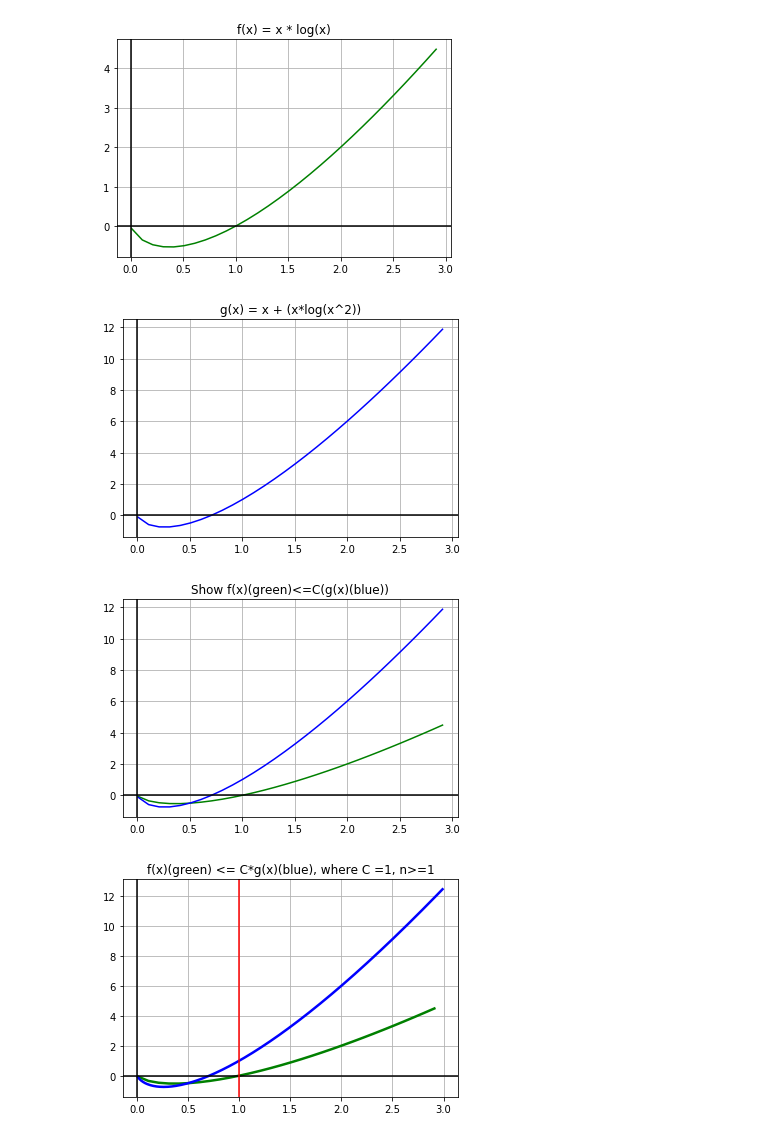
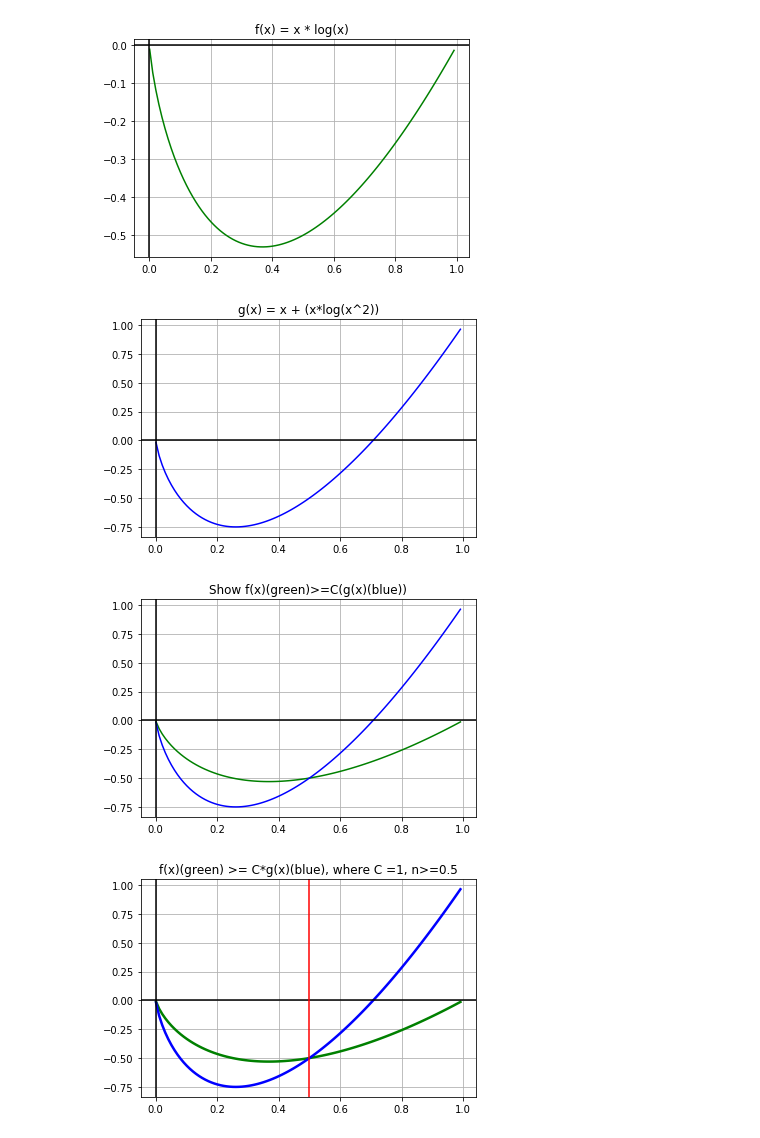
Before and after one commit to Lauro199471/CECS-528, a Jupyter notebook: lab2/lab2.ipynb, the cells around one changed output. Cells and saved outputs as stored; diff of their text form; code cells hidden in the pictures.

```diff
--- a/lab2/lab2.ipynb
+++ b/lab2/lab2.ipynb
@@ -3,19 +3,19 @@ import numpy as np
 import matplotlib.pyplot as plt
 import math
 # %%
-x1 = np.arange(.01,3,0.1);
+x1 = np.arange(.001,1,.01);
 y1 = (x1*np.log2(x1));
 
 plt.plot(x1,y1,"green");
 plt.axhline(y=0, color='black', linestyle='-' )
 plt.axvline(x=0, color='black', linestyle='-')
 plt.grid();
 plt.title('f(x) = x * log(x)');
 plt.savefig('f(x)');
 # %% [output]
-[figure, old version]
+[figure, new version]
 # %%
-x2 = np.arange(.01,3,0.1);
+x2 = np.arange(.001,1,.01);
 y2 = x2 + (x2 * np.log2(x2**2));
 
 plt.plot(x2,y2,"blue");
@@ -25,22 +25,22 @@ plt.grid();
 plt.title('g(x) = x + (x*log(x^2))');
 plt.savefig('g(x)');
 # %% [output]
-[figure, old version]
+[figure, new version]
 # %%
 plt.plot(x1,y1,'green',x2,y2,"blue");
 plt.axhline(y=0, color='black', linestyle='-')
 plt.axvline(x=0, color='black', linestyle='-')
 plt.grid();
 
-plt.title('Show f(x)(green)<=C(g(x)(blue))');
+plt.title('Show f(x)(green)>=C(g(x)(blue))');
 plt.savefig('f(x)&g(x)');
 # %% [output]
-[figure, old version]
+[figure, new version]
 # %%
 c =  1;
-n0 = 1;
+n0 = 1/2;
 
-x3 = np.arange(.01,3,0.01);
+x3 = np.arange(.001,1,.01);
 y3 = c * (x3 + (x3 * np.log2(x3**2)) );
 
 plt.plot(x1,y1,'green',x3,y3,"blue",  linewidth = 2.5);
@@ -51,9 +51,9 @@ plt.axvline(x=n0, color='red', linestyle='-')
 
 plt.grid();
 
-plt.title('f(x)(green) <= C*g(x)(blue), where C =' + str(c) + ', n>=' + str(n0));
+plt.title('f(x)(green) >= C*g(x)(blue), where C =' + str(c) + ', n>=' + str(n0));
 plt.savefig('f(x)Cg(x)1');
 plt.show();
 plt.close();
 # %% [output]
-[figure, old version]
+[figure, new version]
```
Also changed, not shown: 5 other files.
